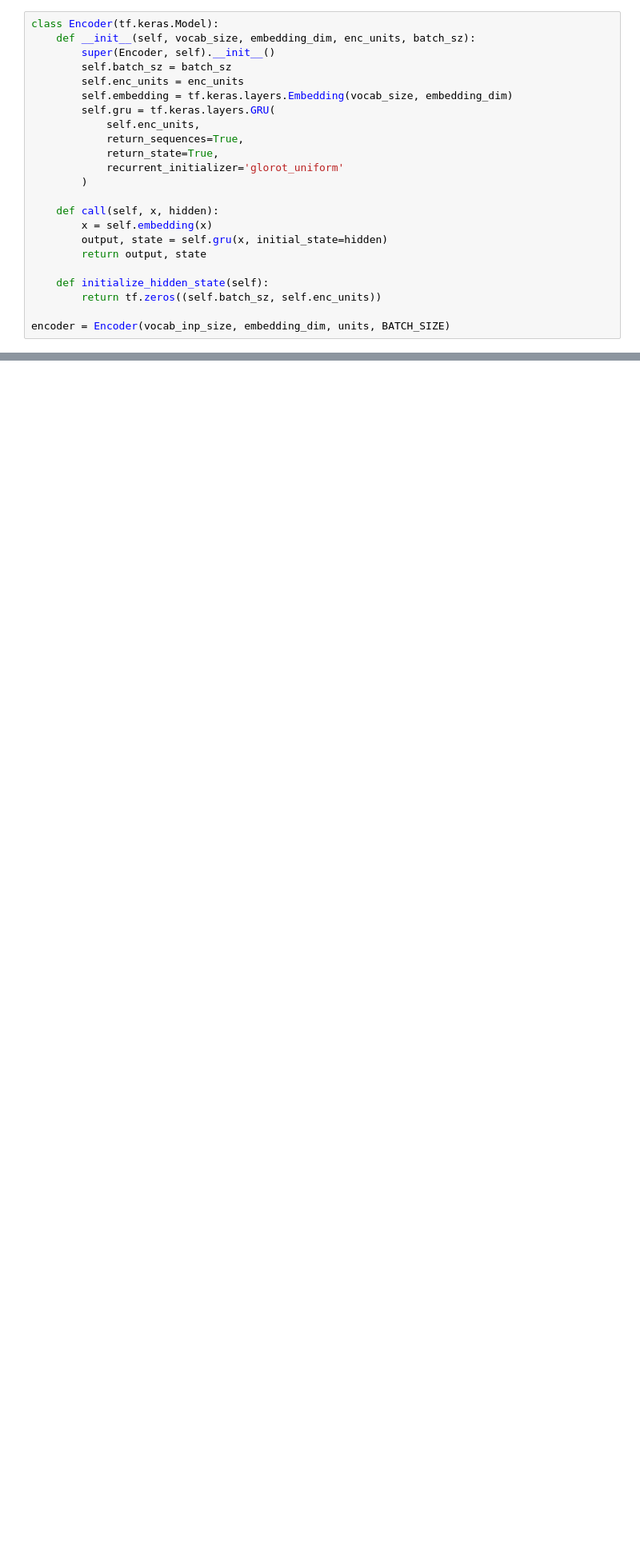
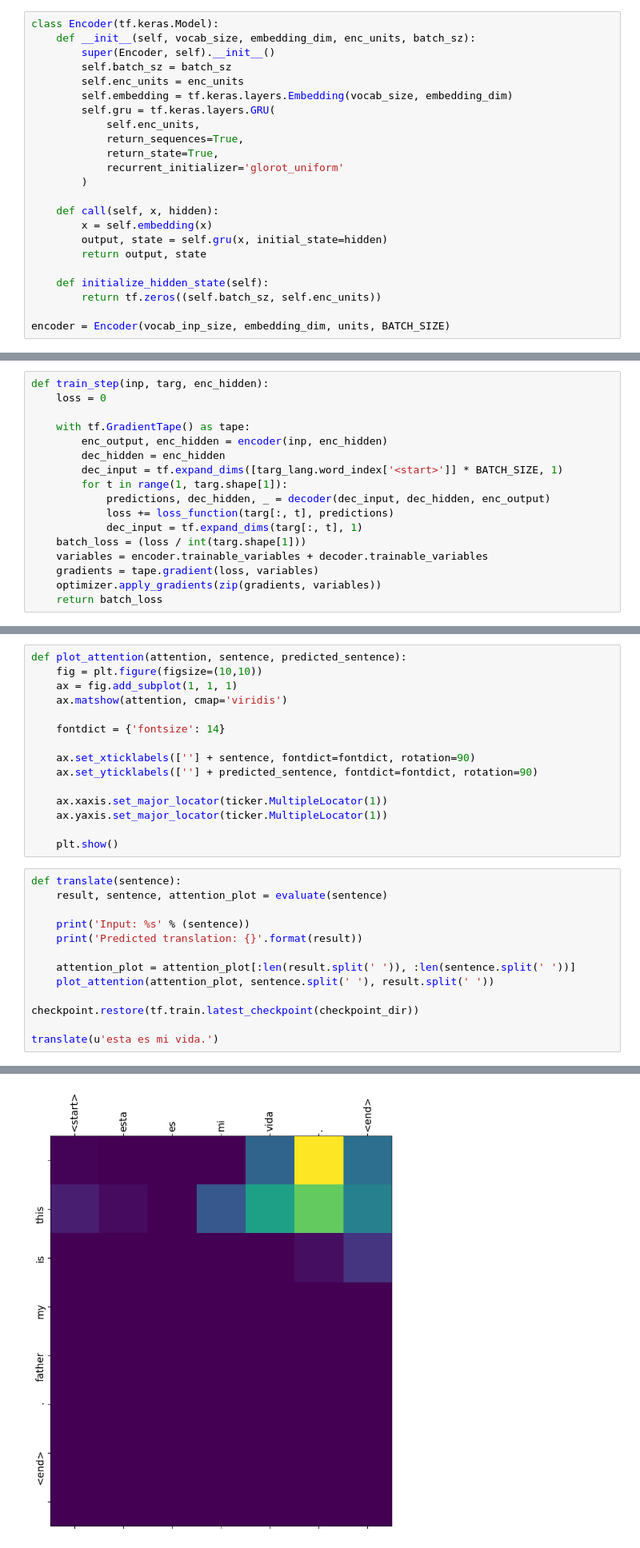
Before and after one commit to Minwoo0206/Awesome-DL-Study, a Jupyter notebook: Deep_Learning_With_Tensorflow/chap10. embedding.ipynb, the cells around one changed output, grey strips where cells are left out. Shown at 80% size. Cells and saved outputs as stored; diff of their text form; blank space fills up the shorter version.

```diff
--- a/Deep_Learning_With_Tensorflow/chap10. embedding.ipynb
+++ b/Deep_Learning_With_Tensorflow/chap10. embedding.ipynb
@@ -368,0 +412,17 @@ class EDAttention(tf.keras.layers.Layer):
+# %%
+def train_step(inp, targ, enc_hidden):
+    loss = 0
+
+    with tf.GradientTape() as tape:
+        enc_output, enc_hidden = encoder(inp, enc_hidden)
+        dec_hidden = enc_hidden
+        dec_input = tf.expand_dims([targ_lang.word_index['<start>']] * BATCH_SIZE, 1)
+        for t in range(1, targ.shape[1]):
+            predictions, dec_hidden, _ = decoder(dec_input, dec_hidden, enc_output)
+            loss += loss_function(targ[:, t], predictions)
+            dec_input = tf.expand_dims(targ[:, t], 1)
+    batch_loss = (loss / int(targ.shape[1]))
+    variables = encoder.trainable_variables + decoder.trainable_variables
+    gradients = tape.gradient(loss, variables)
+    optimizer.apply_gradients(zip(gradients, variables))
+    return batch_loss
@@ -368,0 +499,29 @@ class EDAttention(tf.keras.layers.Layer):
+# %%
+def plot_attention(attention, sentence, predicted_sentence):
+    fig = plt.figure(figsize=(10,10))
+    ax = fig.add_subplot(1, 1, 1)
+    ax.matshow(attention, cmap='viridis')
+
+    fontdict = {'fontsize': 14}
+
+    ax.set_xticklabels([''] + sentence, fontdict=fontdict, rotation=90)
+    ax.set_yticklabels([''] + predicted_sentence, fontdict=fontdict, rotation=90)
+
+    ax.xaxis.set_major_locator(ticker.MultipleLocator(1))
+    ax.yaxis.set_major_locator(ticker.MultipleLocator(1))
+
+    plt.show()
+# %%
+def translate(sentence):
+    result, sentence, attention_plot = evaluate(sentence)
+
+    print('Input: %s' % (sentence))
+    print('Predicted translation: {}'.format(result))
+
+    attention_plot = attention_plot[:len(result.split(' ')), :len(sentence.split(' '))]
+    plot_attention(attention_plot, sentence.split(' '), result.split(' '))
+
+checkpoint.restore(tf.train.latest_checkpoint(checkpoint_dir))
+
+translate(u'esta es mi vida.')
+# %% [output]
@@ -368,0 +530 @@ class EDAttention(tf.keras.layers.Layer):
+[figure, added]
```
Also changed, not shown: parts of 9 cells of this notebook, 1 other file.
